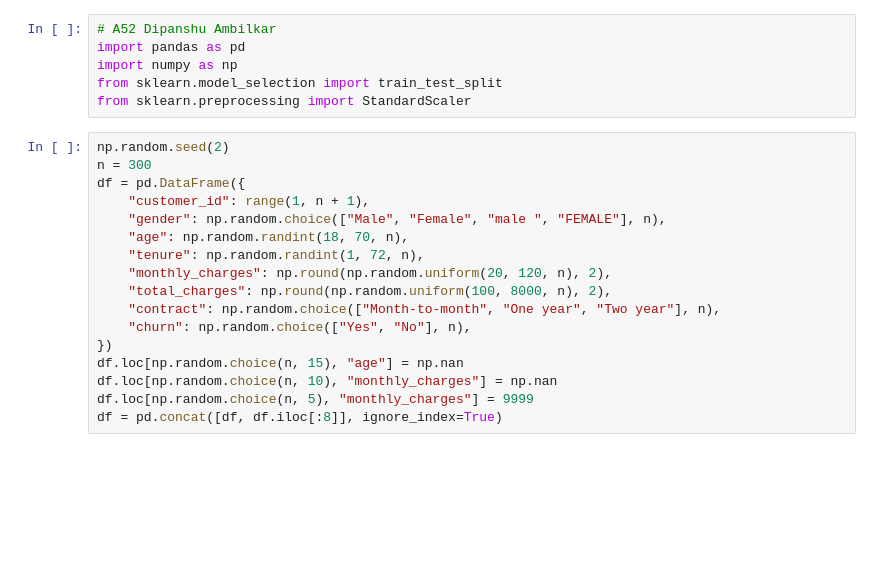
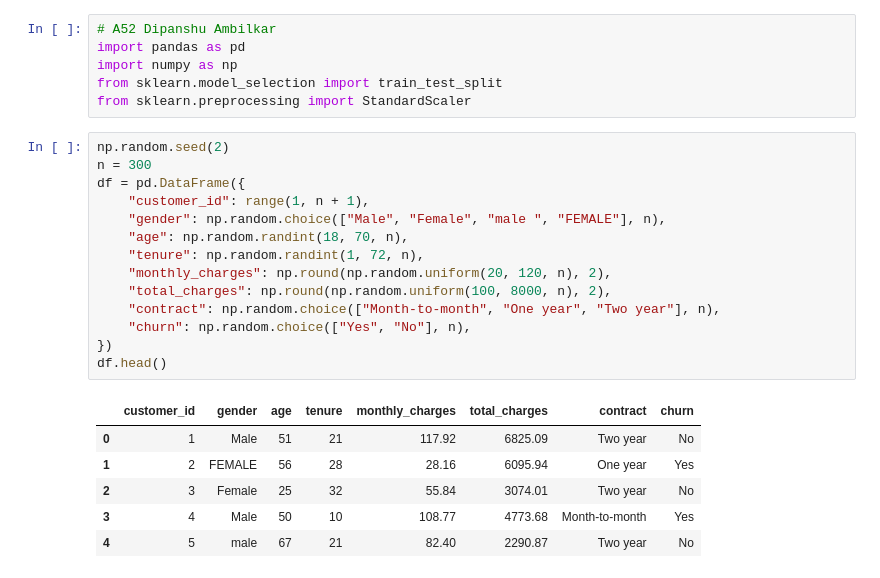
Before and after one commit to DipanshuAmbilkar03/ml-dmv-practicals, a Jupyter notebook: DMV/Exp3_Data_Cleaning_Churn.ipynb, the cells around one changed output. Saved outputs shown, nothing was run; the diff lists cells and outputs as text; blank space fills up the shorter version.

```diff
--- a/DMV/Exp3_Data_Cleaning_Churn.ipynb
+++ b/DMV/Exp3_Data_Cleaning_Churn.ipynb
@@ -11,17 +11,21 @@ from sklearn.preprocessing import StandardScaler
 # %%
 np.random.seed(2)
 n = 300
 df = pd.DataFrame({
     "customer_id": range(1, n + 1),
     "gender": np.random.choice(["Male", "Female", "male ", "FEMALE"], n),
     "age": np.random.randint(18, 70, n),
     "tenure": np.random.randint(1, 72, n),
     "monthly_charges": np.round(np.random.uniform(20, 120, n), 2),
     "total_charges": np.round(np.random.uniform(100, 8000, n), 2),
     "contract": np.random.choice(["Month-to-month", "One year", "Two year"], n),
     "churn": np.random.choice(["Yes", "No"], n),
 })
-df.loc[np.random.choice(n, 15), "age"] = np.nan
-df.loc[np.random.choice(n, 10), "monthly_charges"] = np.nan
-df.loc[np.random.choice(n, 5), "monthly_charges"] = 9999
-df = pd.concat([df, df.iloc[:8]], ignore_index=True)
+df.head()
+# %% [output]
+|  | customer_id | gender | age | tenure | monthly_charges | total_charges | contract | churn |
+| 0 | 1 | Male | 51 | 21 | 117.92 | 6825.09 | Two year | No |
+| 1 | 2 | FEMALE | 56 | 28 | 28.16 | 6095.94 | One year | Yes |
+| 2 | 3 | Female | 25 | 32 | 55.84 | 3074.01 | Two year | No |
+| 3 | 4 | Male | 50 | 10 | 108.77 | 4773.68 | Month-to-month | Yes |
+| 4 | 5 | male | 67 | 21 | 82.40 | 2290.87 | Two year | No |
```
Also changed, not shown: parts of 12 cells of this notebook, 14 other files.
